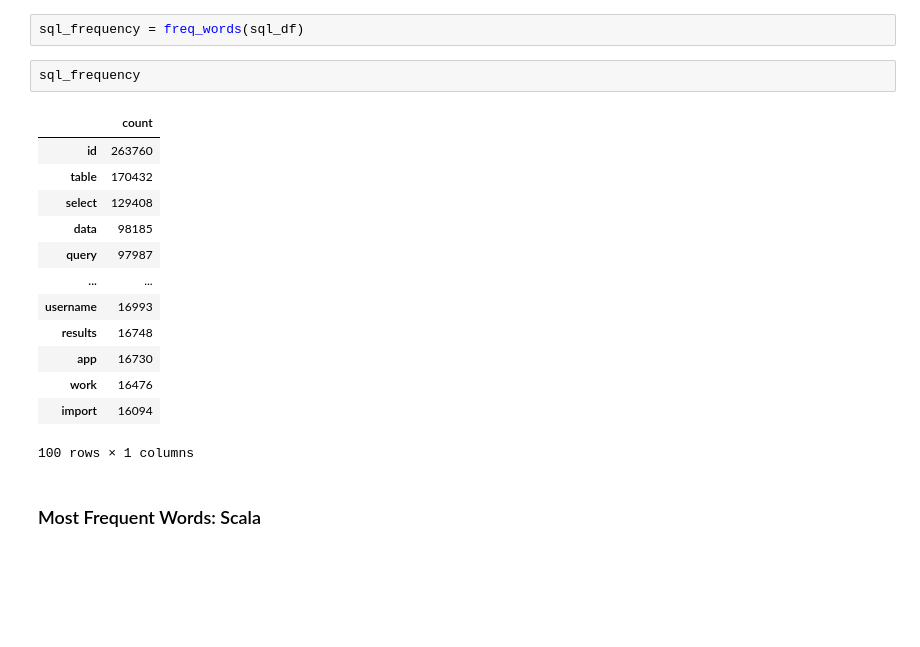
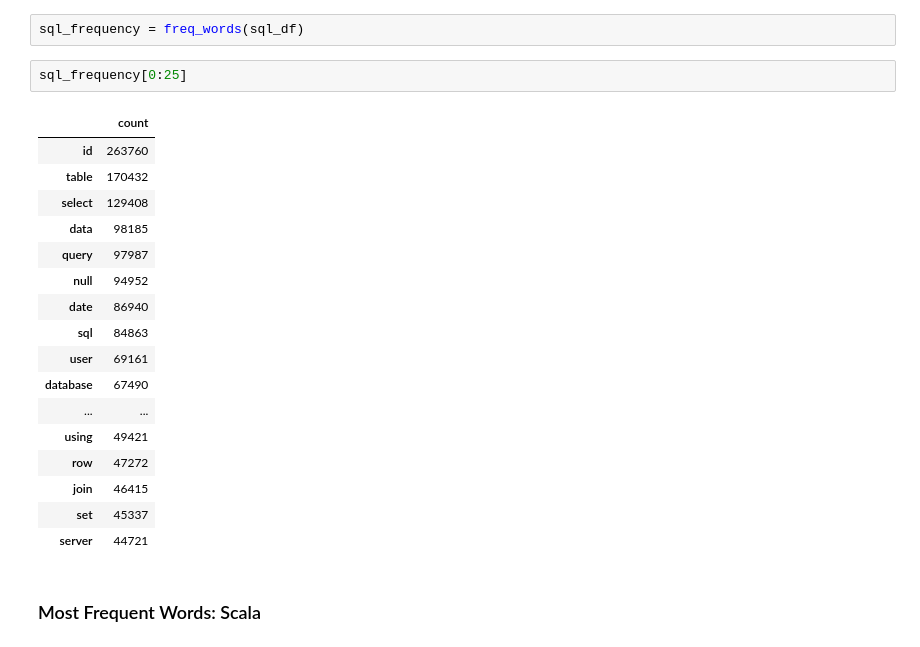
Before and after one commit to VPNA09/Stackoverflow-NLP, a Jupyter notebook: code/03 eda.ipynb, the cells around one changed output. Saved outputs shown, nothing was run; the diff lists cells and outputs as text; blank space fills up the shorter version.

```diff
--- a/code/03 eda.ipynb
+++ b/code/03 eda.ipynb
@@ -275,21 +275,25 @@ sql_df = df[df['target_class'] == 0]
 # %%
 sql_frequency = freq_words(sql_df)
 # %%
-sql_frequency
+sql_frequency[0:25]
 # %% [output]
 |  | count |
 | id | 263760 |
 | table | 170432 |
 | select | 129408 |
 | data | 98185 |
 | query | 97987 |
+| null | 94952 |
+| date | 86940 |
+| sql | 84863 |
+| user | 69161 |
+| database | 67490 |
 | ... | ... |
-| username | 16993 |
-| results | 16748 |
-| app | 16730 |
-| work | 16476 |
-| import | 16094 |
+| using | 49421 |
+| row | 47272 |
+| join | 46415 |
+| set | 45337 |
+| server | 44721 |
-100 rows × 1 columns
 # %% [markdown]
 ### Most Frequent Words: Scala
 # %%
```
Also changed, not shown: parts of 7 cells of this notebook.
